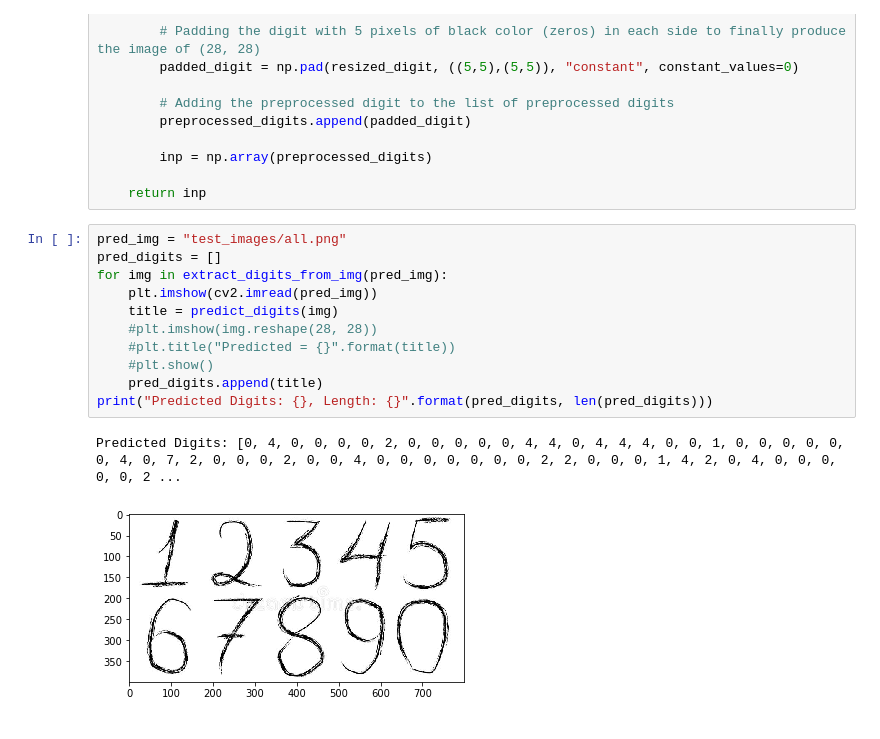
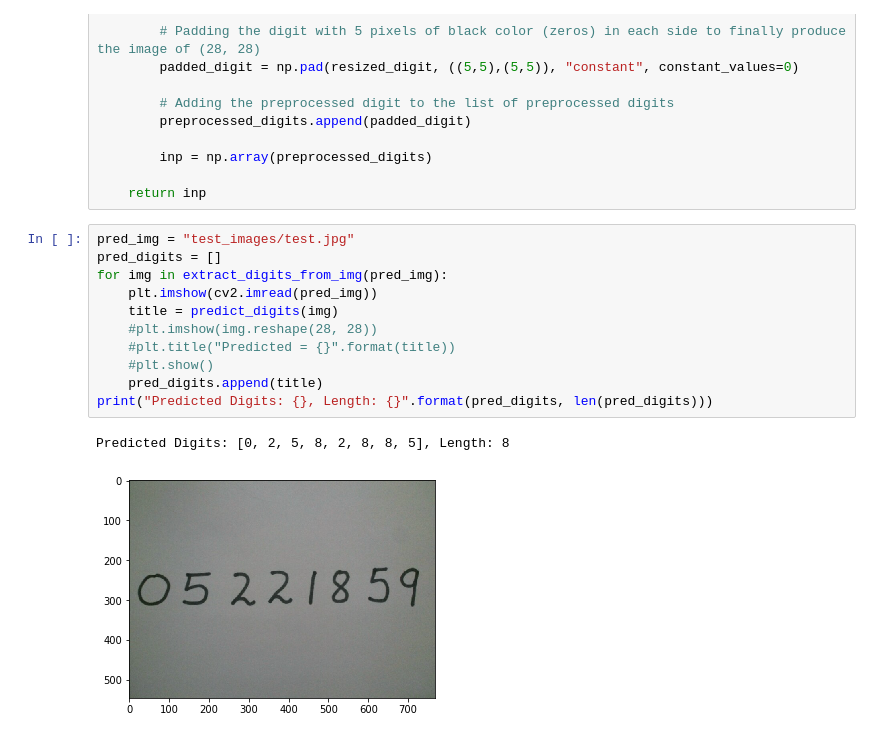
Before and after one commit to ranabhatshree/Nepali-OCR, a Jupyter notebook: MNIST English Digits(0-9).ipynb, the cells around one changed output. Cells and saved outputs as stored; diff of their text form.

```diff
--- a/MNIST.ipynb
+++ b/MNIST English Digits(0-9).ipynb
@@ -279,16 +279,16 @@ def extract_digits_from_img(image):
 
     return inp
 # %%
-pred_img = "test_images/all.png"
+pred_img = "test_images/test.jpg"
 pred_digits = []
 for img in extract_digits_from_img(pred_img):
     plt.imshow(cv2.imread(pred_img))
     title = predict_digits(img)
     #plt.imshow(img.reshape(28, 28))
     #plt.title("Predicted = {}".format(title))
     #plt.show()
     pred_digits.append(title)
 print("Predicted Digits: {}, Length: {}".format(pred_digits, len(pred_digits)))
 # %% [output]
-Predicted Digits: [0, 4, 0, 0, 0, 0, 2, 0, 0, 0, 0, 0, 4, 4, 0, 4, 4, 4, 0, 0, 1, 0, 0, 0, 0, 0, 0, 4, 0, 7, 2, 0, 0, 0, 2, 0, 0, 4, 0, 0, 0, 0, 0, 0, 0, 2, 2, 0, 0, 0, 1, 4, 2, 0, 4, 0, 0, 0, 0, 0, 2 ...
+Predicted Digits: [0, 2, 5, 8, 2, 8, 8, 5], Length: 8
-[figure, old version]
+[figure, new version]
```
